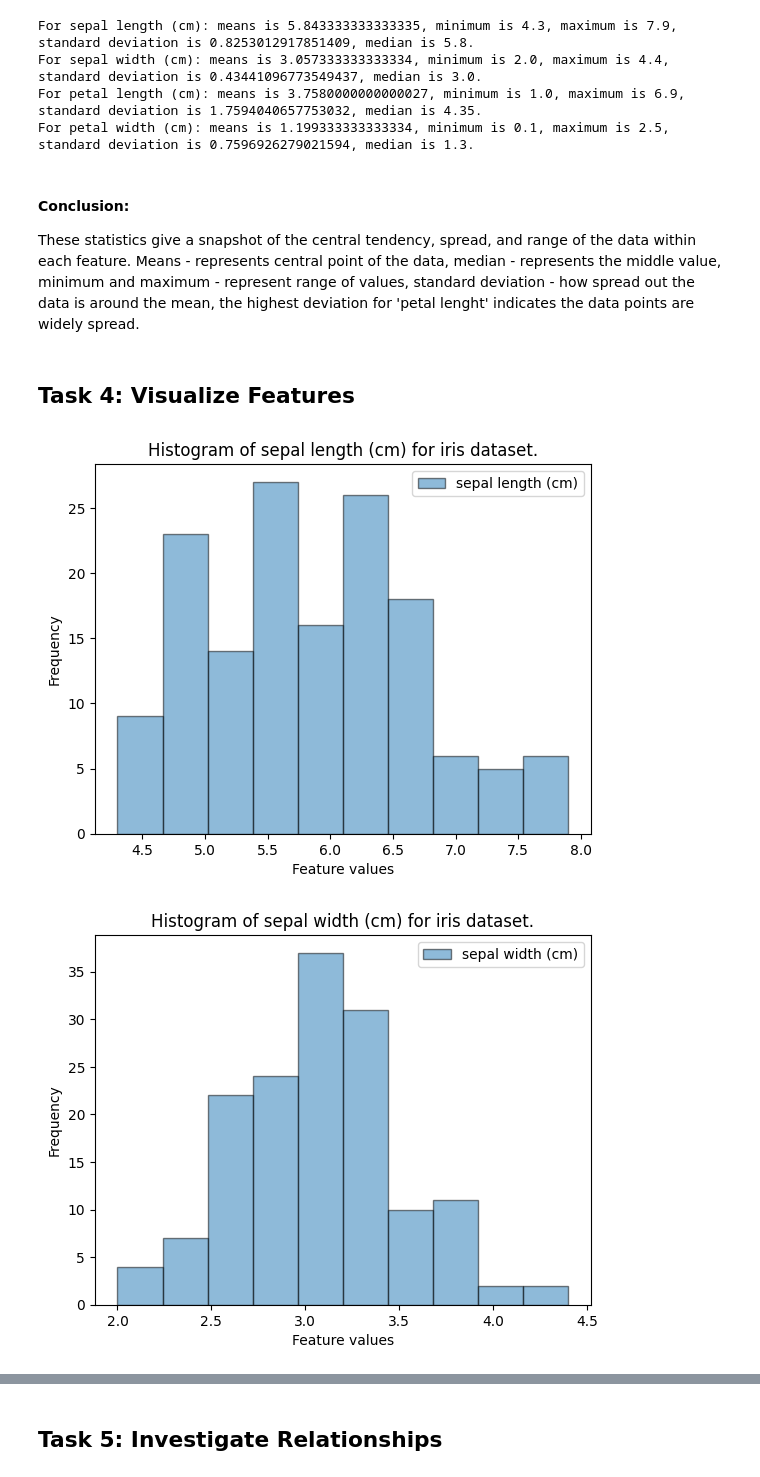
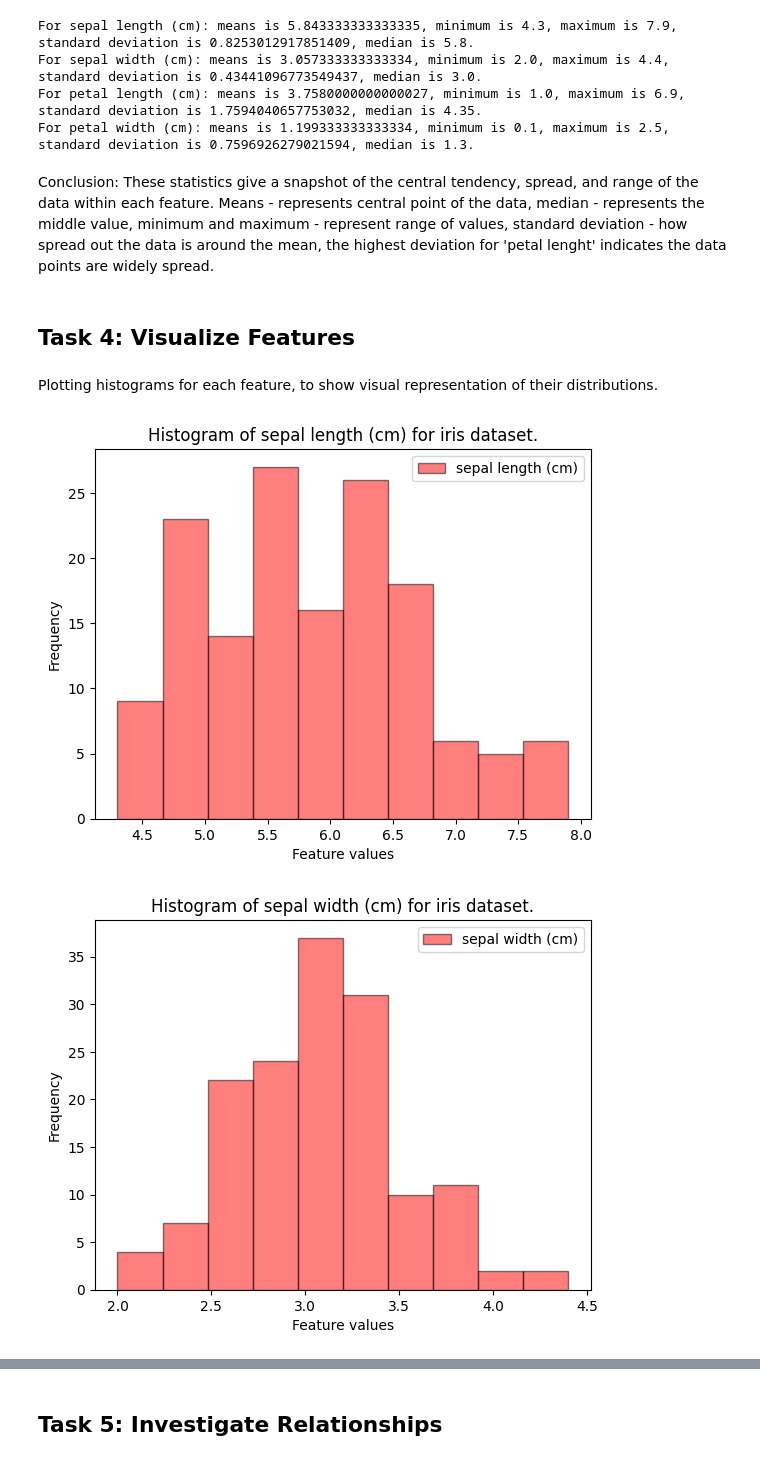
Before and after one commit to justia-pi/principles_of_DA, a Jupyter notebook: tasks.ipynb, the cells around one changed output, grey strips where cells are left out. Drawn from its saved outputs; the diff is of its cells as text; code cells hidden in the pictures.

```diff
--- a/tasks.ipynb
+++ b/tasks.ipynb
@@ -21,6 +21,7 @@ import seaborn as sns
 ### load_iris() function loads the data sets to allow analysing it,  with the whole attributes: names, measurements and descriptions.
 # %%
 # Load the dataset.
+data = skl.datasets.load_iris()
 # %% [markdown]
 # **Task 2: Explore the Data Structure**
 # %%
@@ -119,21 +120,30 @@ For sepal width (cm): means is 3.057333333333334, minimum is 2.0, maximum is 4.4
 For petal length (cm): means is 3.7580000000000027, minimum is 1.0, maximum is 6.9, standard deviation is 1.7594040657753032, median is 4.35.
 For petal width (cm): means is 1.199333333333334, minimum is 0.1, maximum is 2.5, standard deviation is 0.7596926279021594, median is 1.3.
 # %% [markdown]
-#### Conclusion:
+Conclusion:
 These statistics give a snapshot of the central tendency, spread, and range of the data within each feature. Means - represents central point of the data, median - represents the middle value, minimum and maximum - represent range of values, standard deviation - how spread out the data is around the mean, the highest deviation for 'petal lenght' indicates the data points are widely spread.
 # %% [markdown]
 ## **Task 4: Visualize Features**
+# %% [markdown]
+Plotting histograms for each feature, to show visual representation of their distributions.
 # %%
+
 feature_names = data['feature_names']
 feature_data = data['data']
+
 for i in range(len(feature_names)):
-    plt.figure()
-    plt.hist(feature_data[:, i], edgecolor='black', label=feature_names[i], alpha=0.5)
+    plt.figure() # Separate histogram for each feature.
+    plt.hist(feature_data[:, i], edgecolor='black', color = "red", label=feature_names[i], alpha=0.5)
+
+    # Labels.
     plt.ylabel('Frequency')
     plt.xlabel('Feature values')
+
+    # Legend.
     plt.legend()
+
+    # Title.
     plt.title(f"Histogram of {feature_names[i]} for iris dataset.")
-plt.show()
 # %% [output]
-[figure, old version]
+[figure, new version]
-[figure, old version]
+[figure, new version]
```
Also changed, not shown: parts of 22 cells of this notebook.
